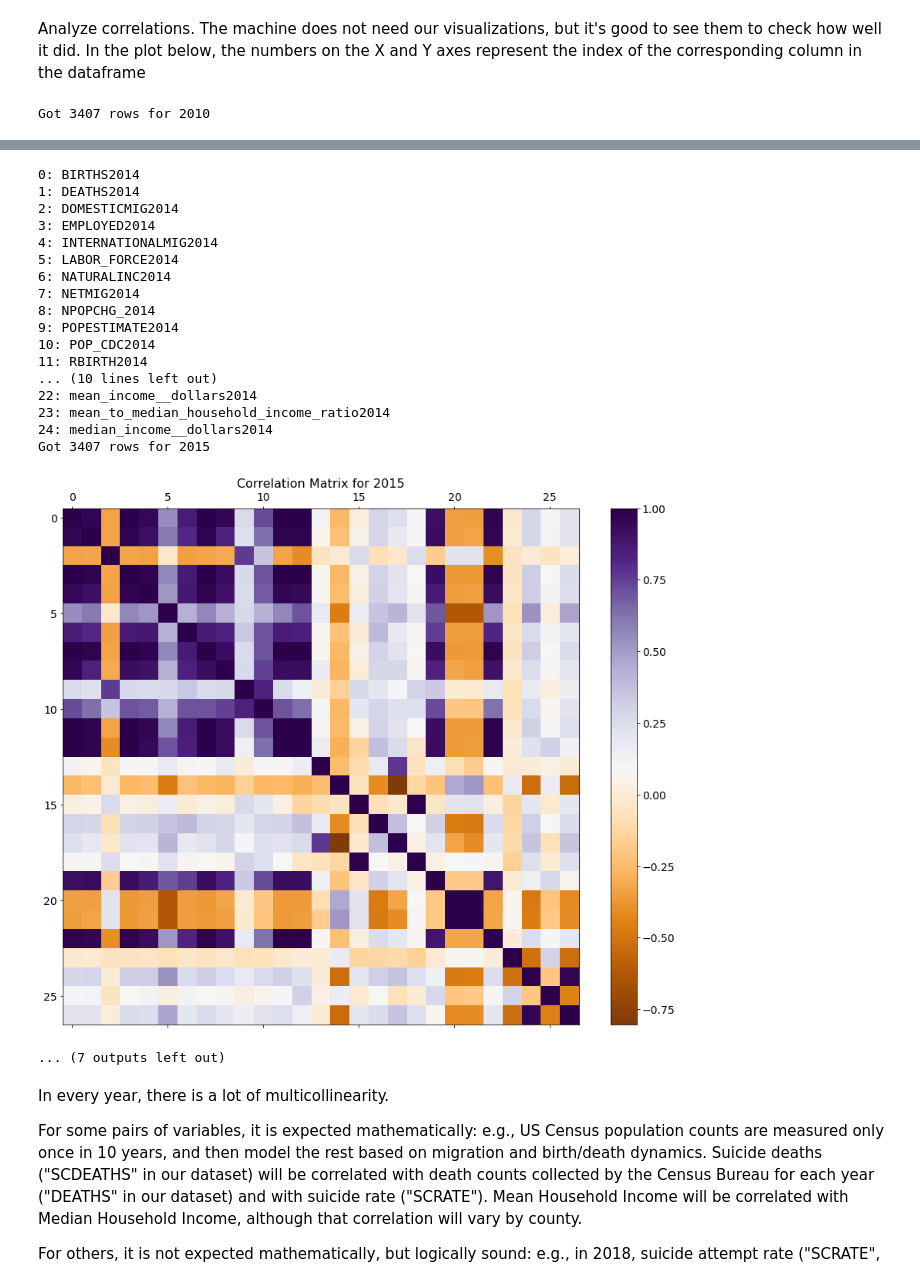
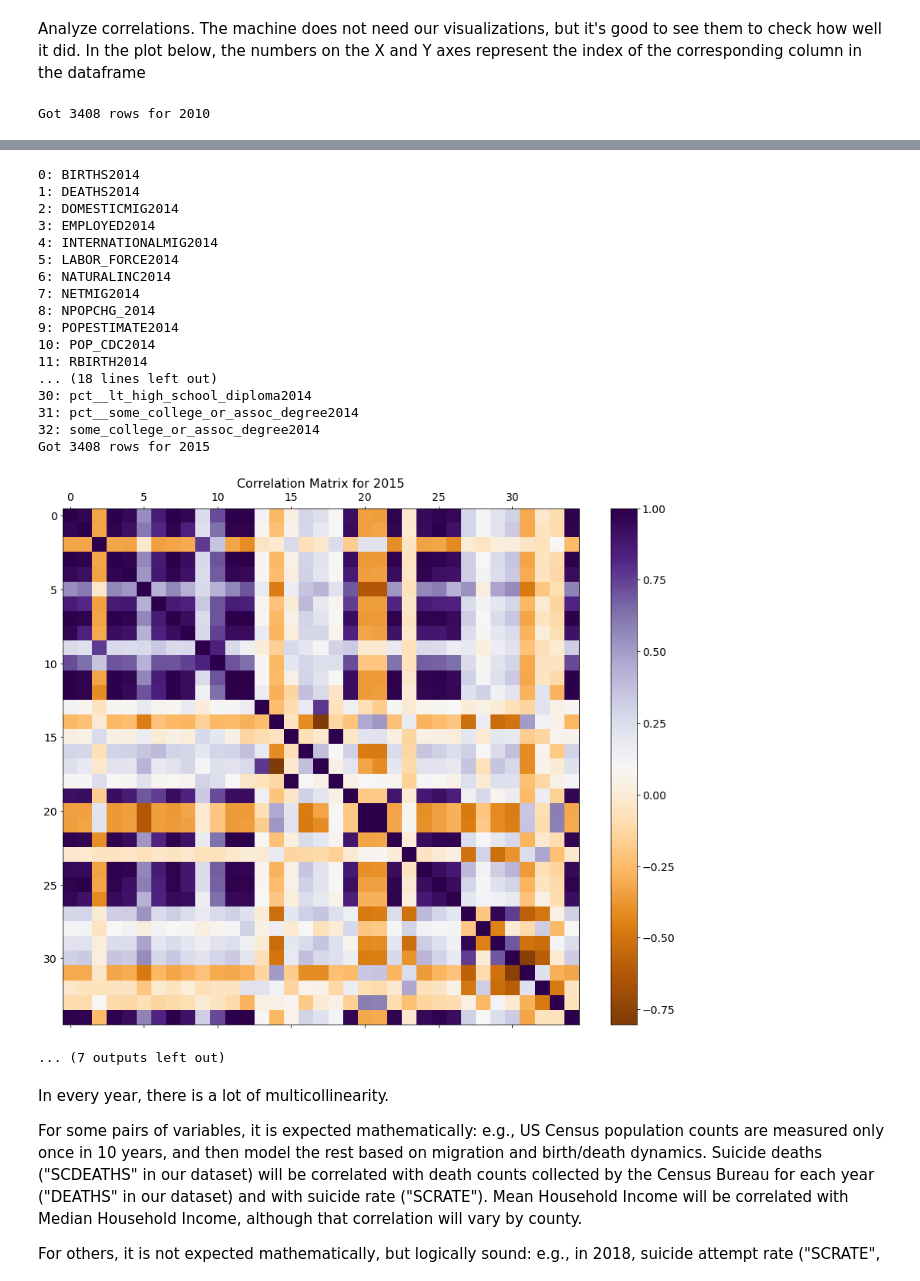
Before and after one commit to chemodan/phdchemodan, a Jupyter notebook: INFORMS2020/python/income_gdp_pop_sc_dynamics_employment_ed_correlation_matrices.ipynb, the cells around one changed output, grey strips where cells are left out. Saved outputs shown, nothing was run; the diff lists cells and outputs as text; code cells hidden in the pictures.

Commit message:
Added education level
Added education level to the scope of possible factors of domestic, international, and net migration

```diff
--- a/INFORMS2020/python/income_gdp_pop_sc_dynamics_employment_ed_correlation_matrices.ipynb
+++ b/INFORMS2020/python/income_gdp_pop_sc_dynamics_employment_ed_correlation_matrices.ipynb
@@ -94,8 +94,10 @@ scDFlong.head()
 """
 concatenate hhi, gdp, pop, sc, and employment
 """
-hhi_gdp_pop_sc_emp_long = pd.concat([gdpDFlong, hhiDFlong, popDFlong, scDFlong, empDFlong], sort=True).reset_index(drop=True)
-hhi_gdp_pop_sc_emp_long.head()
+hhi_gdp_pop_sc_emp_ed_long = pd.concat([gdpDFlong, hhiDFlong,
+                                        popDFlong, scDFlong,
+                                        empDFlong, edDFlong], sort=True).reset_index(drop=True)
+hhi_gdp_pop_sc_emp_ed_long.head()
 # %% [output]
 |  | county | county_state | metric | state | value | year |
 | 0 | Autauga | Autauga, Alabama | GDP | Alabama | 1518409.0 | 2015 |
@@ -115,11 +117,13 @@ hhi_gdp_pop_sc_emp_long.tail()
 # %% [markdown]
 Now we have all the data: population dynamics (modeled by US Census Bureau); GDP; Household Income, and Suicide Rates.  Next we will apply ML methods to extract insights from these data.
 # %%
-hhi_gdp_pop_sc_emp_long["metric_year"] = hhi_gdp_pop_sc_emp_long["metric"] + hhi_gdp_pop_sc_emp_long["year"].astype("str")
-hhi_gdp_pop_sc_emp_df = hhi_gdp_pop_sc_emp_long.pivot_table(index=["county_state"],
+hhi_gdp_pop_sc_emp_ed_long["metric_year"] = \
+    hhi_gdp_pop_sc_emp_ed_long["metric"] + \
+    hhi_gdp_pop_sc_emp_ed_long["year"].astype("str")
+hhi_gdp_pop_sc_emp_ed_df = hhi_gdp_pop_sc_emp_ed_long.pivot_table(index=["county_state"],
                                                     columns=["metric_year"],
                                                     values=["value"]).reset_index(drop=False)
-hhi_gdp_pop_sc_emp_df.head()
+hhi_gdp_pop_sc_emp_ed_df.head()
 # %% [output]
 |  | county_state | value |  |  |  |  |  |  | ... |
 | metric_year |  | BIRTHS2010 | BIRTHS2011 | BIRTHS2012 | BIRTHS2013 | BIRTHS2014 | BIRTHS2015 | BIRTHS2016 | ... |
@@ -132,12 +136,12 @@ hhi_gdp_pop_sc_emp_df.head()
 # %%
 cols = ["county_state"]
-cols.extend(list(hhi_gdp_pop_sc_emp_df.columns.levels[1][:-1]))
-hhi_gdp_pop_sc_emp_df.columns = cols
+cols.extend(list(hhi_gdp_pop_sc_emp_ed_df.columns.levels[1][:-1]))
+hhi_gdp_pop_sc_emp_ed_df.columns = cols
 # hhi_gdp_pop_sc_emp_df.dropna(inplace=True)
 
-hhi_gdp_pop_sc_emp_df.reset_index(drop=True, inplace=True)
+hhi_gdp_pop_sc_emp_ed_df.reset_index(drop=True, inplace=True)
 
-print(hhi_gdp_pop_sc_emp_df.dtypes)
+print(hhi_gdp_pop_sc_emp_ed_df.dtypes)
 
-hhi_gdp_pop_sc_emp_df.head()
+hhi_gdp_pop_sc_emp_ed_df.head()
 # %% [output]
@@ -163,6 +167,6 @@ Length: 304, dtype: object
 # %%
-yy=2010
-yyDF = hhi_gdp_pop_sc_emp_df[[cc for cc in hhi_gdp_pop_sc_emp_df if str(yy) in cc]].copy()
+yy=2015
+yyDF = hhi_gdp_pop_sc_emp_ed_df[[cc for cc in hhi_gdp_pop_sc_emp_ed_df if str(yy) in cc]].copy()
 for cc in yyDF.columns:
     yyDF[cc] = yyDF[cc].astype("float64")
 print(yyDF.columns)
@@ -188,9 +198,10 @@ Analyze correlations.  The machine does not need our visualizations, but it's go
 # %%
 %run ./mobilityHelpers.ipynb
 helpers = mobilityHelpers()
+plt.rcParams.update({"font.size": 28})
 
 for yy in range(2010, 2019):
-    yyDF = hhi_gdp_pop_sc_emp_df[[cc for cc in hhi_gdp_pop_sc_emp_df if str(yy) in cc]].copy()
+    yyDF = hhi_gdp_pop_sc_emp_ed_df[[cc for cc in hhi_gdp_pop_sc_emp_ed_df if str(yy) in cc]].copy()
     #     for cc in yyDF.columns:
     #         yyDF[cc] = yyDF[cc].astype("float64")
     print(f"""Got {len(yyDF)} rows for {yy}""")
@@ -198,7 +209,7 @@ for yy in range(2010, 2019):
     for ii in range(len(yyDF.columns)):
         print(f"""{ii}: {list(yyDF.columns)[ii]}""")
 # %% [output]
-Got 3407 rows for 2010
+Got 3408 rows for 2010
 [figure]
 0: BIRTHS2010
 1: CENSUSPOP2010
@@ -275,21 +286,21 @@ Got 3407 rows for 2014
 0: BIRTHS2014
 1: DEATHS2014
 2: DOMESTICMIG2014
 3: EMPLOYED2014
 4: INTERNATIONALMIG2014
 5: LABOR_FORCE2014
 6: NATURALINC2014
 7: NETMIG2014
 8: NPOPCHG_2014
 9: POPESTIMATE2014
 10: POP_CDC2014
 11: RBIRTH2014
-... (10 lines left out)
-22: mean_income__dollars2014
-23: mean_to_median_household_income_ratio2014
-24: median_income__dollars2014
-Got 3407 rows for 2015
+... (18 lines left out)
+30: pct__lt_high_school_diploma2014
+31: pct__some_college_or_assoc_degree2014
+32: some_college_or_assoc_degree2014
+Got 3408 rows for 2015
-[figure, old version]
+[figure, new version]
 ... (7 outputs left out)
 # %% [markdown]
 In every year, there is a lot of multicollinearity.
```
Also changed, not shown: parts of 18 cells of this notebook.
